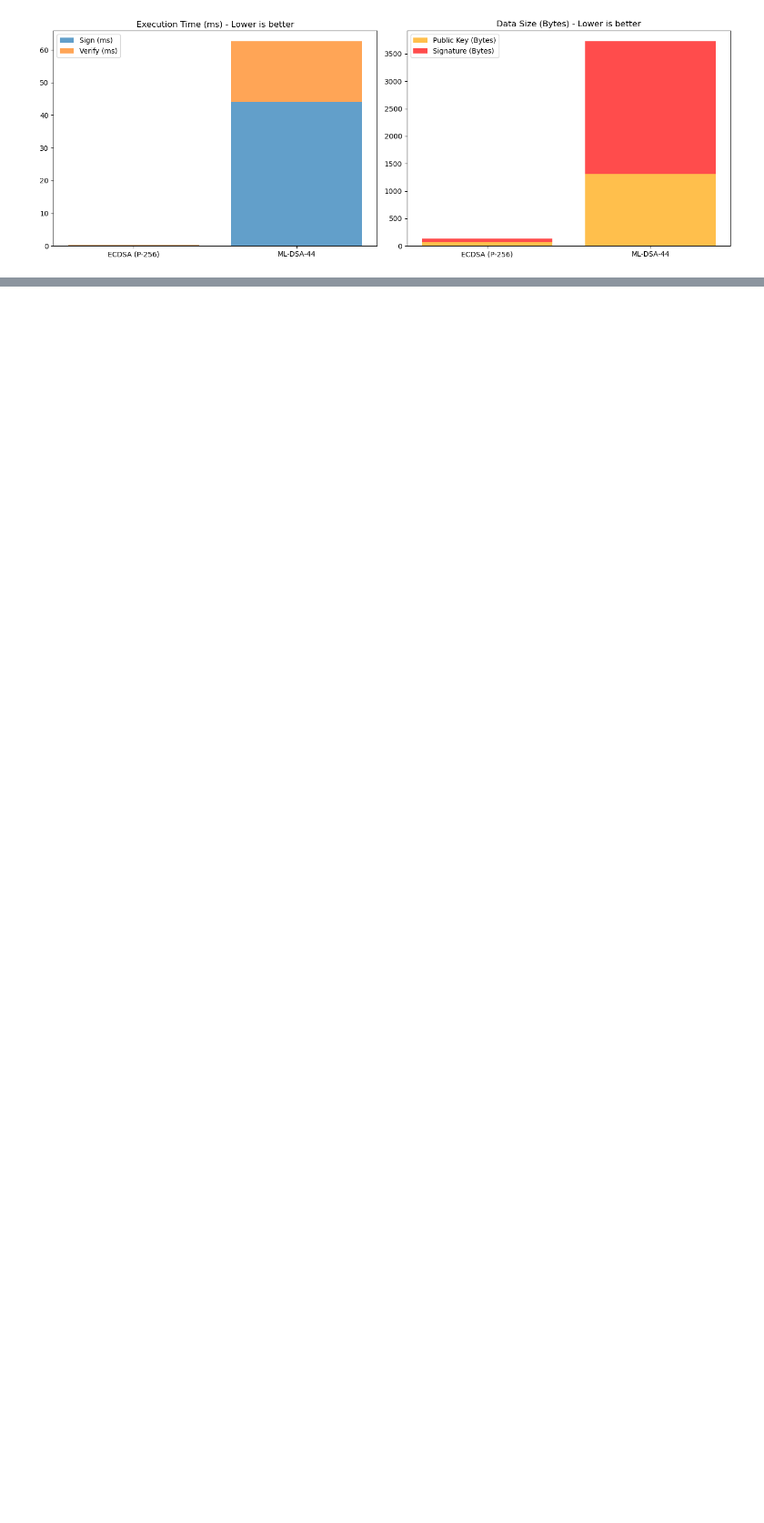
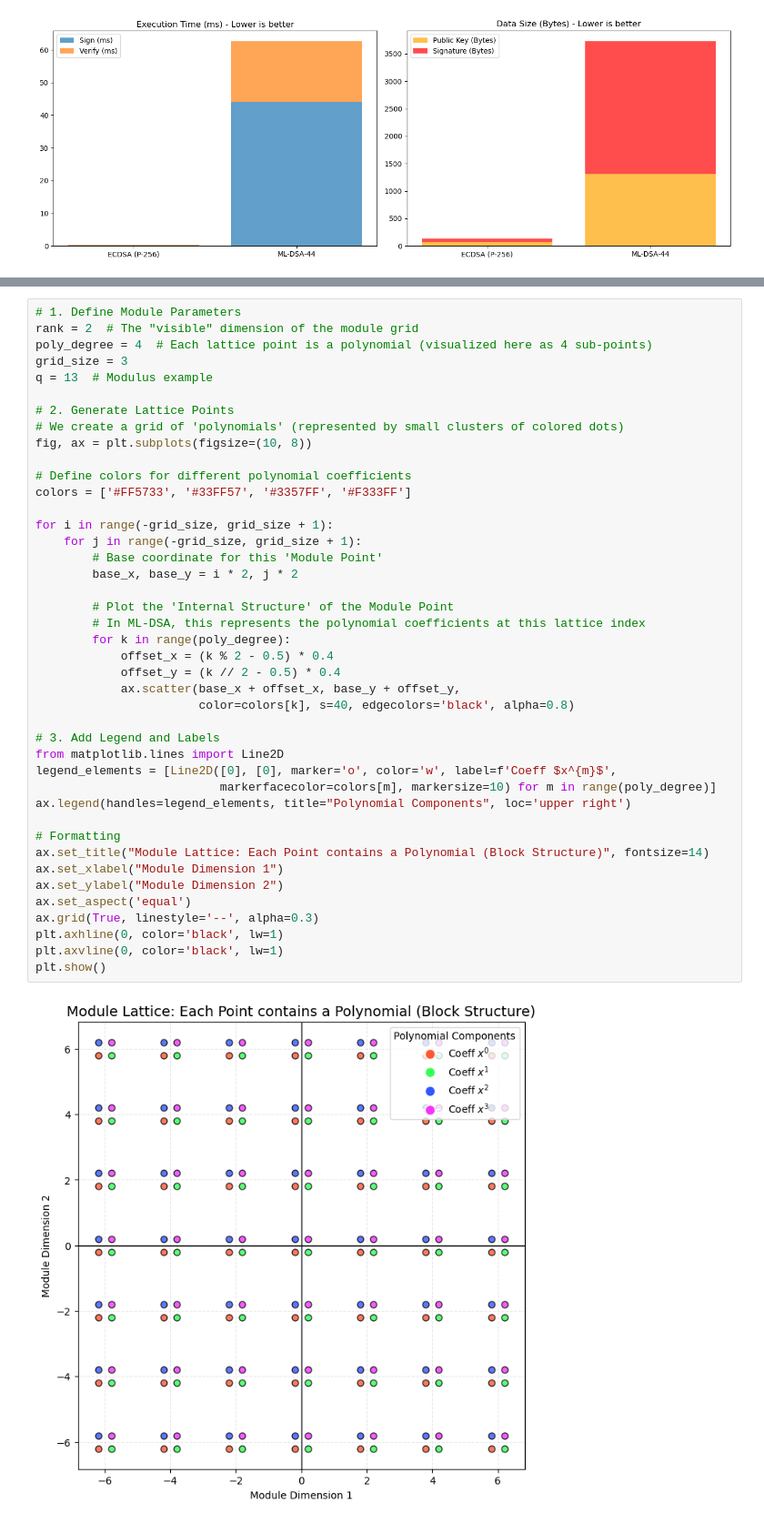
Before and after one commit to liliIvanova/SoftUniCources, a Jupyter notebook: Math_Concepts_for_Developers/Project/ML-DSA_Project.ipynb, the cells around one changed output, grey strips where cells are left out. Shown at 91% size. Drawn from its saved outputs; the diff is of its cells as text; blank space fills up the shorter version.

```diff
--- a/Math_Concepts_for_Developers/Project/ML-DSA_Project.ipynb
+++ b/Math_Concepts_for_Developers/Project/ML-DSA_Project.ipynb
@@ -242,0 +288,44 @@ plt.show()
+# %%
+# 1. Define Module Parameters
+rank = 2  # The "visible" dimension of the module grid
+poly_degree = 4  # Each lattice point is a polynomial (visualized here as 4 sub-points)
+grid_size = 3
+q = 13  # Modulus example
+
+# 2. Generate Lattice Points
+# We create a grid of 'polynomials' (represented by small clusters of colored dots)
+fig, ax = plt.subplots(figsize=(10, 8))
+
+# Define colors for different polynomial coefficients
+colors = ['#FF5733', '#33FF57', '#3357FF', '#F333FF']
+
+for i in range(-grid_size, grid_size + 1):
+    for j in range(-grid_size, grid_size + 1):
+        # Base coordinate for this 'Module Point'
+        base_x, base_y = i * 2, j * 2
+
+        # Plot the 'Internal Structure' of the Module Point
+        # In ML-DSA, this represents the polynomial coefficients at this lattice index
+        for k in range(poly_degree):
+            offset_x = (k % 2 - 0.5) * 0.4
+            offset_y = (k // 2 - 0.5) * 0.4
+            ax.scatter(base_x + offset_x, base_y + offset_y,
+                       color=colors[k], s=40, edgecolors='black', alpha=0.8)
+
+# 3. Add Legend and Labels
+from matplotlib.lines import Line2D
+legend_elements = [Line2D([0], [0], marker='o', color='w', label=f'Coeff $x^{m}$',
+                          markerfacecolor=colors[m], markersize=10) for m in range(poly_degree)]
+ax.legend(handles=legend_elements, title="Polynomial Components", loc='upper right')
+
+# Formatting
+ax.set_title("Module Lattice: Each Point contains a Polynomial (Block Structure)", fontsize=14)
+ax.set_xlabel("Module Dimension 1")
+ax.set_ylabel("Module Dimension 2")
+ax.set_aspect('equal')
+ax.grid(True, linestyle='--', alpha=0.3)
+plt.axhline(0, color='black', lw=1)
+plt.axvline(0, color='black', lw=1)
+plt.show()
+# %% [output]
+[figure, added]
```
Also changed, not shown: parts of 3 cells of this notebook.
